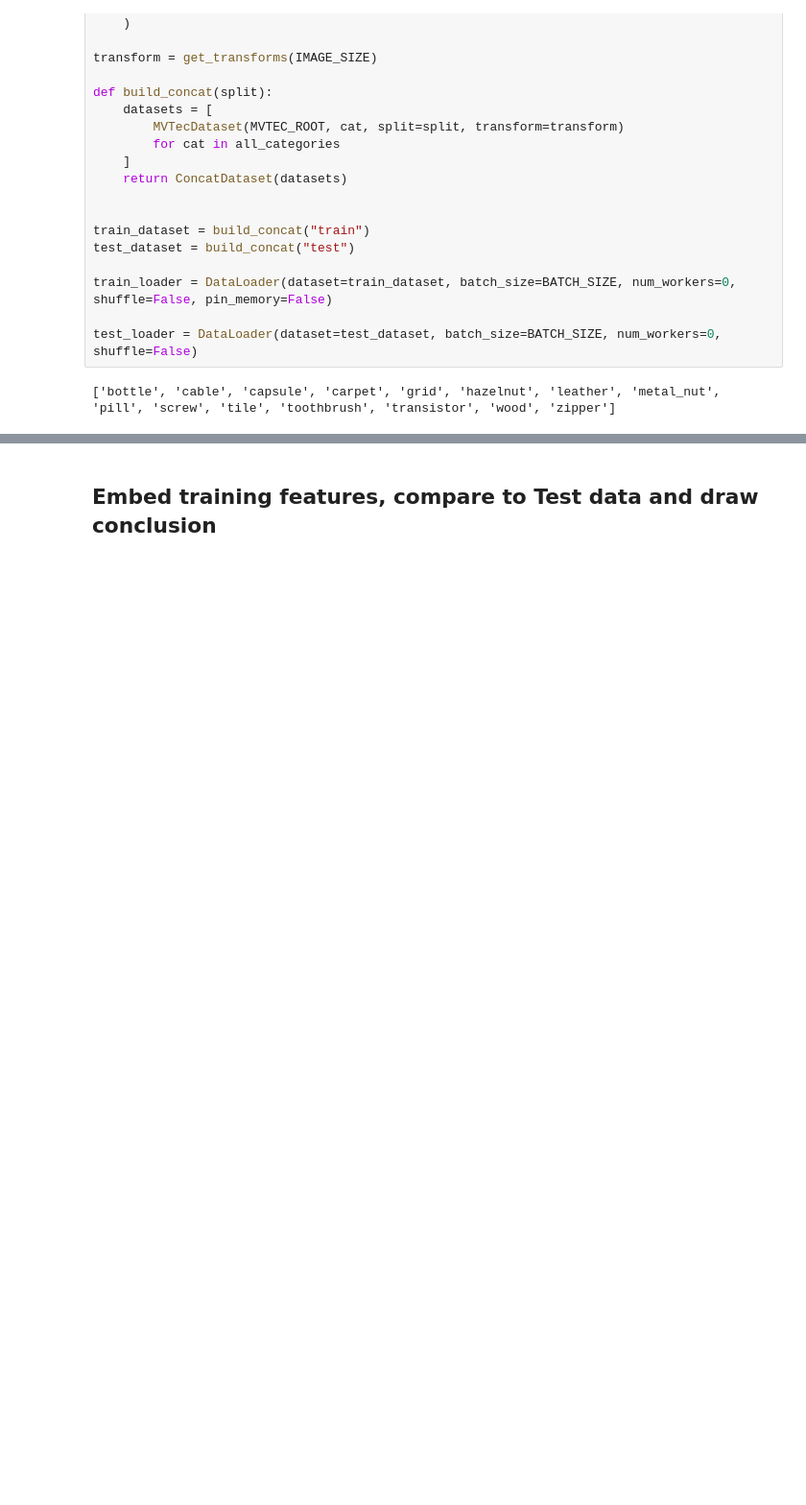
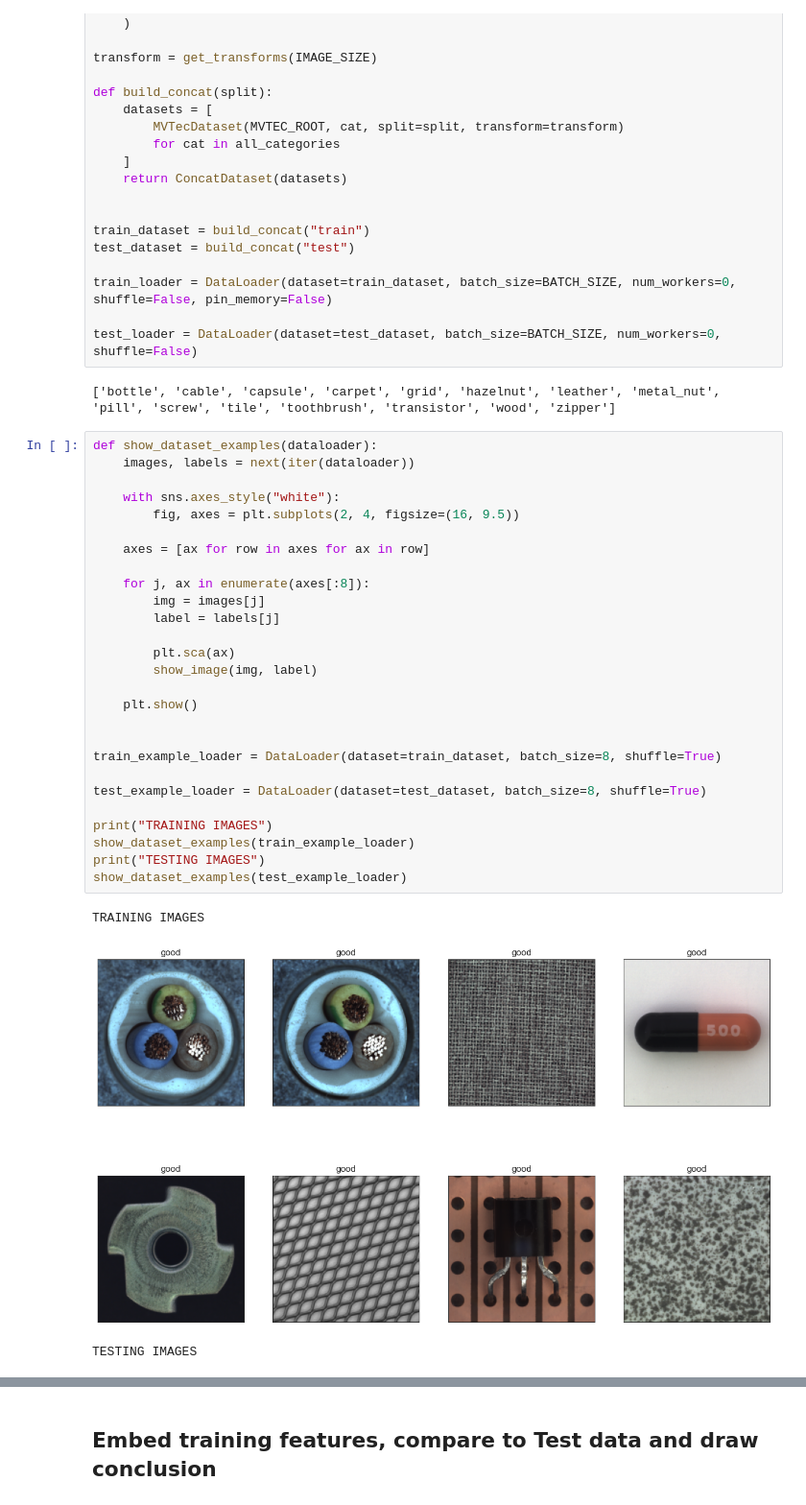
Before and after one commit to DucoLam/02456-DeepLearning-Group-26, a Jupyter notebook: mainpipeline_optimized.ipynb, the cells around one changed output, grey strips where cells are left out. Shown at 96% size. Cells and saved outputs as stored; diff of their text form; blank space fills up the shorter version.

Commit message:
visualizing

```diff
--- a/mainpipeline_optimized.ipynb
+++ b/mainpipeline_optimized.ipynb
@@ -151,3 +151,34 @@ train_loader = DataLoader(dataset=train_dataset, batch_size=BATCH_SIZE, num_work
 test_loader = DataLoader(dataset=test_dataset, batch_size=BATCH_SIZE, num_workers=0, shuffle=False)
 # %% [output]
 ['bottle', 'cable', 'capsule', 'carpet', 'grid', 'hazelnut', 'leather', 'metal_nut', 'pill', 'screw', 'tile', 'toothbrush', 'transistor', 'wood', 'zipper']
+# %%
+def show_dataset_examples(dataloader):
+    images, labels = next(iter(dataloader))
+
+    with sns.axes_style("white"):
+        fig, axes = plt.subplots(2, 4, figsize=(16, 9.5))
+
+    axes = [ax for row in axes for ax in row]
+
+    for j, ax in enumerate(axes[:8]):
+        img = images[j]
+        label = labels[j]
+
+        plt.sca(ax)
+        show_image(img, label)
+
+    plt.show()
+
+
+train_example_loader = DataLoader(dataset=train_dataset, batch_size=8, shuffle=True)
+
+test_example_loader = DataLoader(dataset=test_dataset, batch_size=8, shuffle=True)
+
+print("TRAINING IMAGES")
+show_dataset_examples(train_example_loader)
+print("TESTING IMAGES")
+show_dataset_examples(test_example_loader)
+# %% [output]
+TRAINING IMAGES
+[figure, added]
+TESTING IMAGES
```
Also changed, not shown: parts of 1 cell of this notebook.
